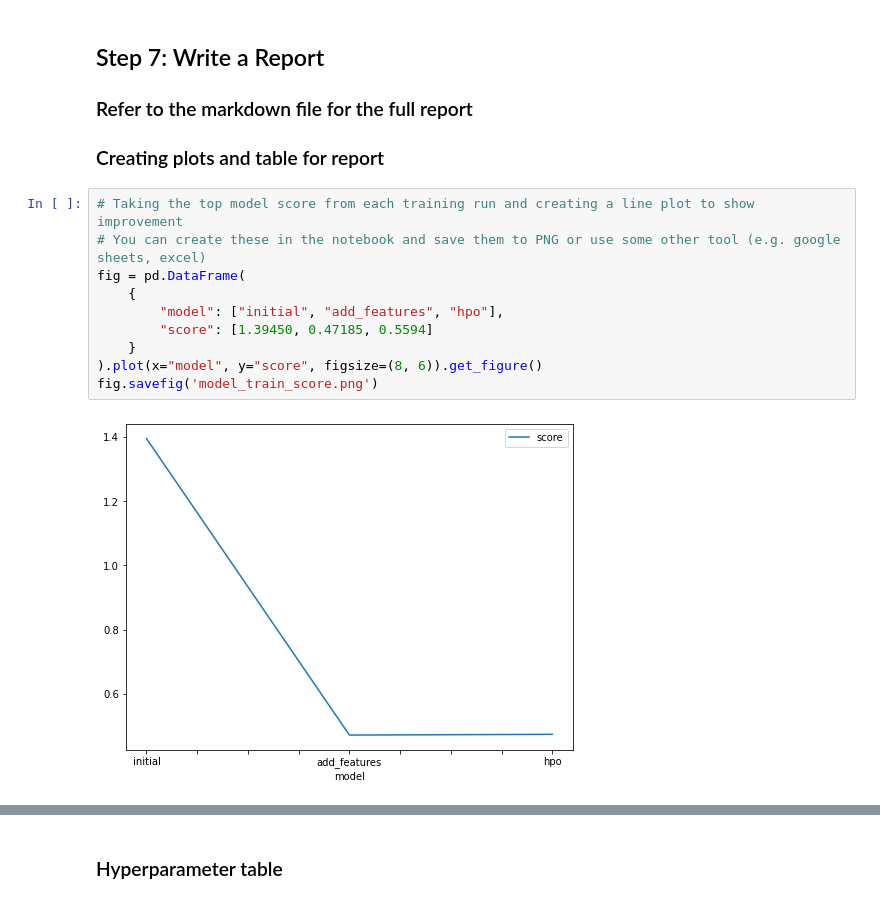
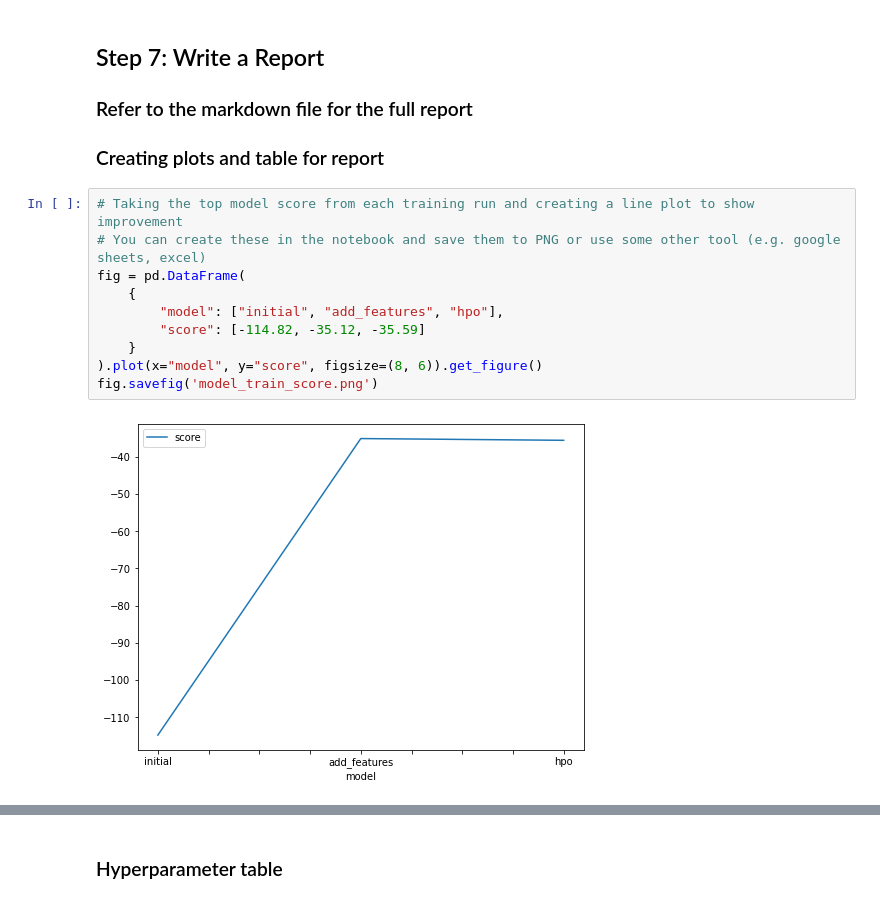
Before and after one commit to Afi83/nd009t-c1-intro-to-ml-project-starter, a Jupyter notebook: project-template.ipynb, the cells around one changed output, grey strips where cells are left out. Cells and saved outputs as stored; diff of their text form.

```diff
--- a/project-template.ipynb
+++ b/project-template.ipynb
@@ -920,15 +932,15 @@ submission_new_hpo.csv       2021-11-08 03:11:29  new features with hyperparamet
 # %%
 # Taking the top model score from each training run and creating a line plot to show improvement
 # You can create these in the notebook and save them to PNG or use some other tool (e.g. google sheets, excel)
 fig = pd.DataFrame(
     {
         "model": ["initial", "add_features", "hpo"],
-        "score": [1.39450, 0.47185, 0.5594]
+        "score": [-114.82, -35.12, -35.59]
     }
 ).plot(x="model", y="score", figsize=(8, 6)).get_figure()
 fig.savefig('model_train_score.png')
 # %% [output]
-[figure, old version]
+[figure, new version]
 # %%
 # Take the 3 kaggle scores and creating a line plot to show improvement
 fig = pd.DataFrame(
```
Also changed, not shown: parts of 12 cells of this notebook, 1 other file.
